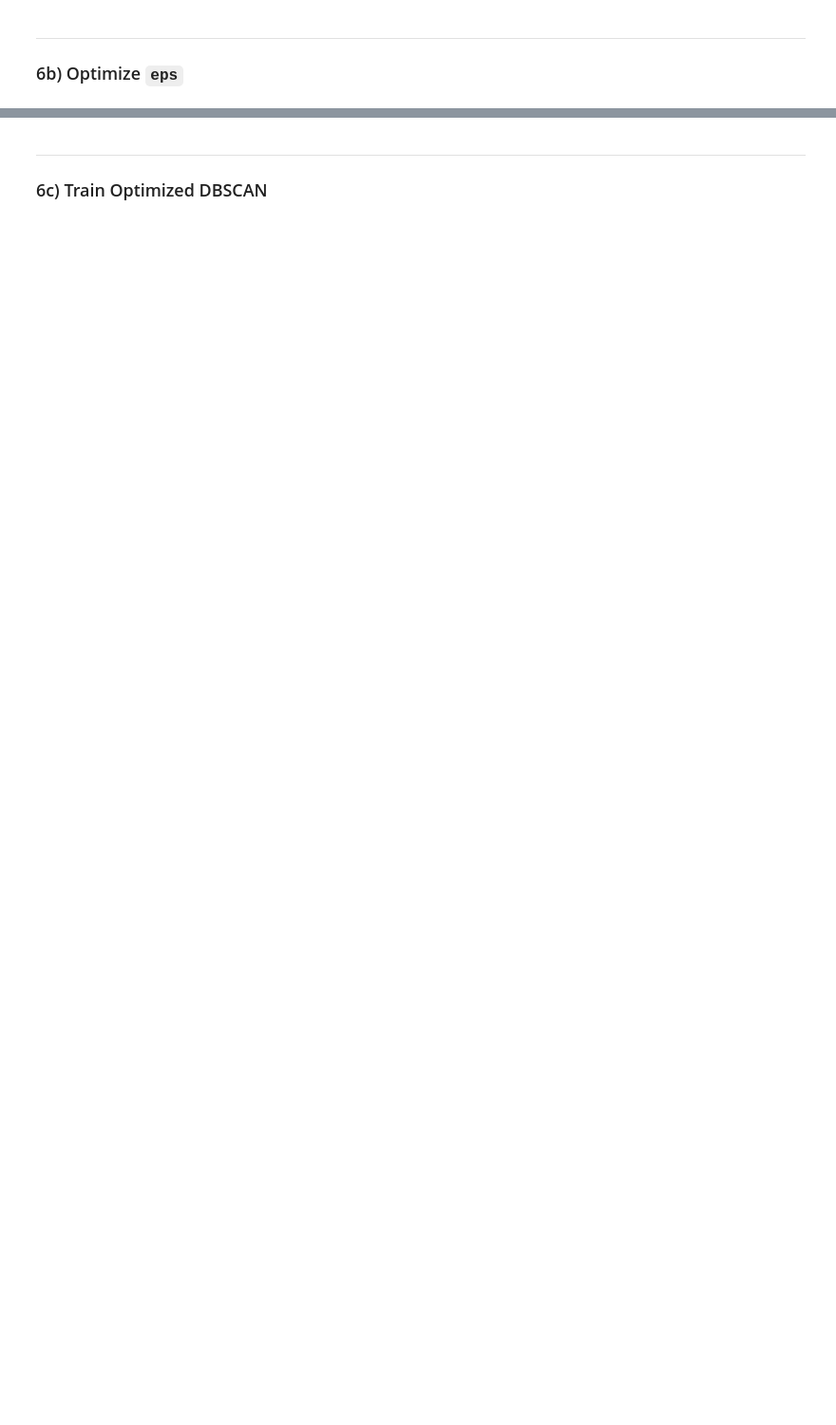
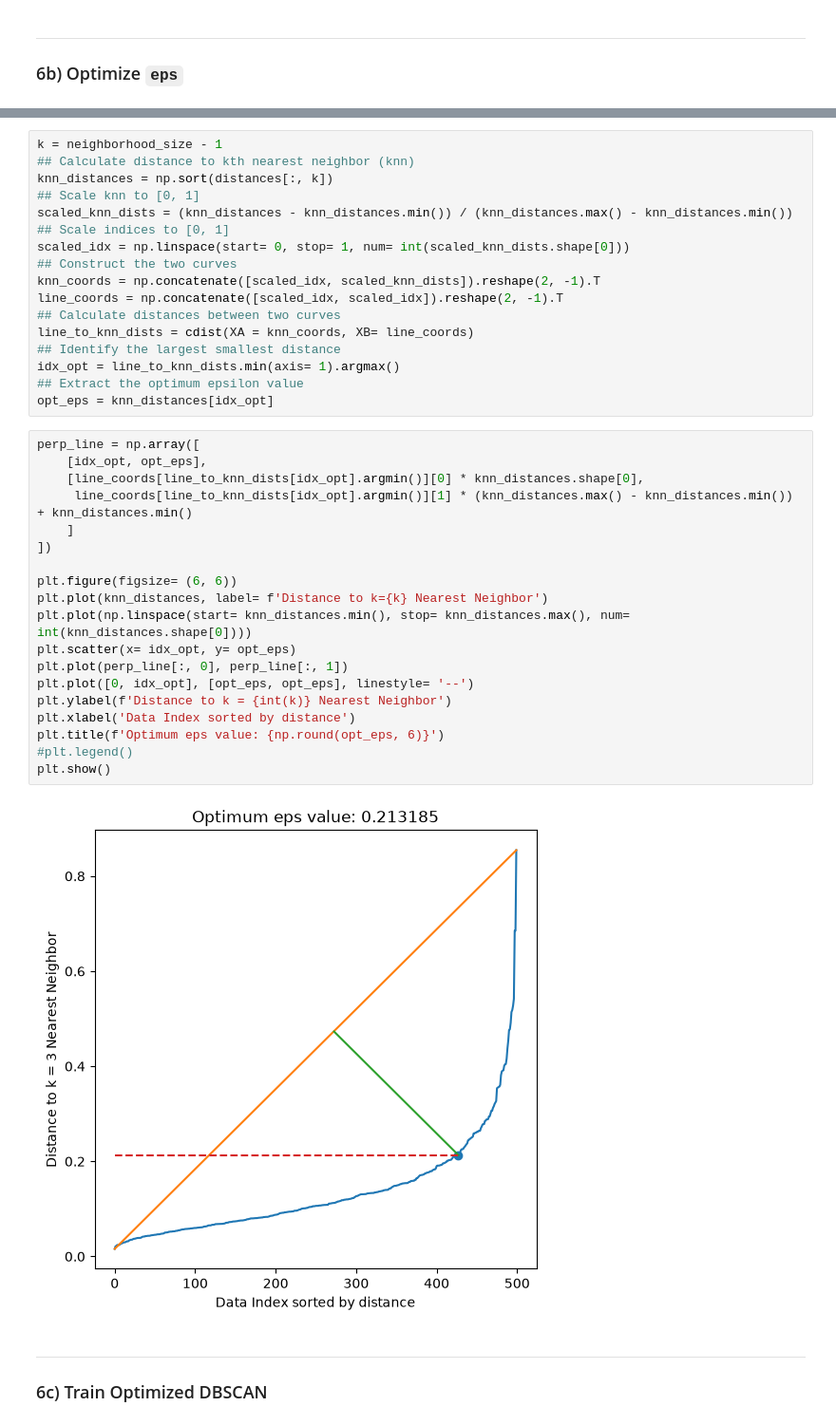
Before and after one commit to Jared-Wood135/DU-COMP4432-Machine-Learning, a Jupyter notebook: Assignments/5.ipynb, the cells around one changed output, grey strips where cells are left out. Shown at 95% size. Cells and saved outputs as stored; diff of their text form; blank space fills up the shorter version.

```diff
--- a/Assignments/5.ipynb
+++ b/Assignments/5.ipynb
@@ -536,3 +592,41 @@ gm_scaled_optimized = GaussianMixture(n_components=4, random_state=411).fit(df_s
+# %%
+k = neighborhood_size - 1
+## Calculate distance to kth nearest neighbor (knn)
+knn_distances = np.sort(distances[:, k])
+## Scale knn to [0, 1]
+scaled_knn_dists = (knn_distances - knn_distances.min()) / (knn_distances.max() - knn_distances.min())
+## Scale indices to [0, 1]
+scaled_idx = np.linspace(start= 0, stop= 1, num= int(scaled_knn_dists.shape[0]))
+## Construct the two curves
+knn_coords = np.concatenate([scaled_idx, scaled_knn_dists]).reshape(2, -1).T
+line_coords = np.concatenate([scaled_idx, scaled_idx]).reshape(2, -1).T
+## Calculate distances between two curves
+line_to_knn_dists = cdist(XA = knn_coords, XB= line_coords)
+## Identify the largest smallest distance
+idx_opt = line_to_knn_dists.min(axis= 1).argmax()
+## Extract the optimum epsilon value
+opt_eps = knn_distances[idx_opt]
+# %%
+perp_line = np.array([
+    [idx_opt, opt_eps],
+    [line_coords[line_to_knn_dists[idx_opt].argmin()][0] * knn_distances.shape[0],
+     line_coords[line_to_knn_dists[idx_opt].argmin()][1] * (knn_distances.max() - knn_distances.min()) + knn_distances.min()
+    ]
+])
+
+plt.figure(figsize= (6, 6))
+plt.plot(knn_distances, label= f'Distance to k={k} Nearest Neighbor')
+plt.plot(np.linspace(start= knn_distances.min(), stop= knn_distances.max(), num= int(knn_distances.shape[0])))
+plt.scatter(x= idx_opt, y= opt_eps)
+plt.plot(perp_line[:, 0], perp_line[:, 1])
+plt.plot([0, idx_opt], [opt_eps, opt_eps], linestyle= '--')
+plt.ylabel(f'Distance to k = {int(k)} Nearest Neighbor')
+plt.xlabel('Data Index sorted by distance')
+plt.title(f'Optimum eps value: {np.round(opt_eps, 6)}')
+#plt.legend()
+plt.show()
+# %% [output]
+[figure, added]
 # %% [markdown]
 ---
 
```
Also changed, not shown: parts of 7 cells of this notebook.
